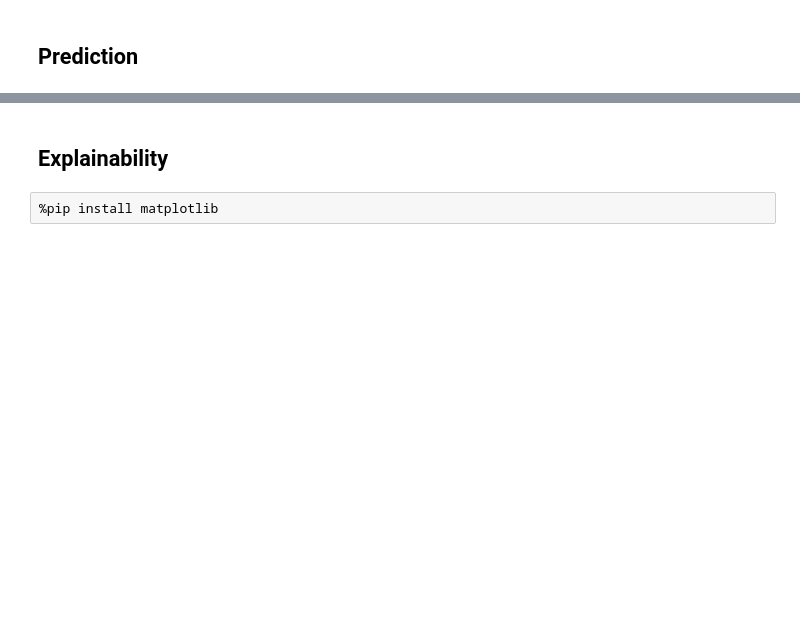
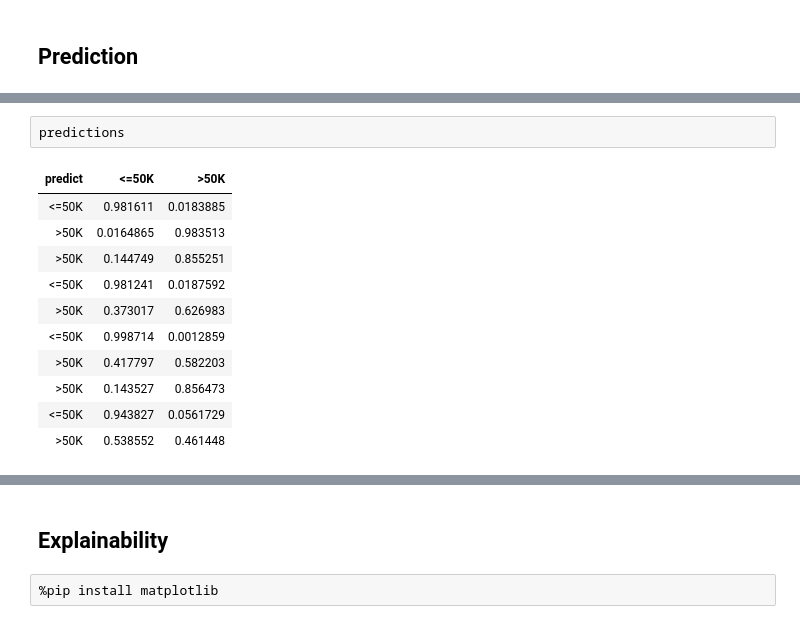
Before and after one commit to victorlifan/msds697_distributed_data_systems_2022, a Jupyter notebook: Day12/ex02_AutoML-Skeleton.ipynb, the cells around one changed output, grey strips where cells are left out. Cells and saved outputs as stored; diff of their text form; blank space fills up the shorter version.

```diff
--- a/Day12/ex02_AutoML-Skeleton.ipynb
+++ b/Day12/ex02_AutoML-Skeleton.ipynb
@@ -80,0 +260,14 @@ predictions = model_automl.
+# %%
+predictions
+# %% [output]
+| predict | <=50K | >50K |
+| <=50K | 0.981611 | 0.0183885 |
+| >50K | 0.0164865 | 0.983513 |
+| >50K | 0.144749 | 0.855251 |
+| <=50K | 0.981241 | 0.0187592 |
+| >50K | 0.373017 | 0.626983 |
+| <=50K | 0.998714 | 0.0012859 |
+| >50K | 0.417797 | 0.582203 |
+| >50K | 0.143527 | 0.856473 |
+| <=50K | 0.943827 | 0.0561729 |
+| >50K | 0.538552 | 0.461448 |
```
Also changed, not shown: parts of 13 cells of this notebook, 42 other files.
